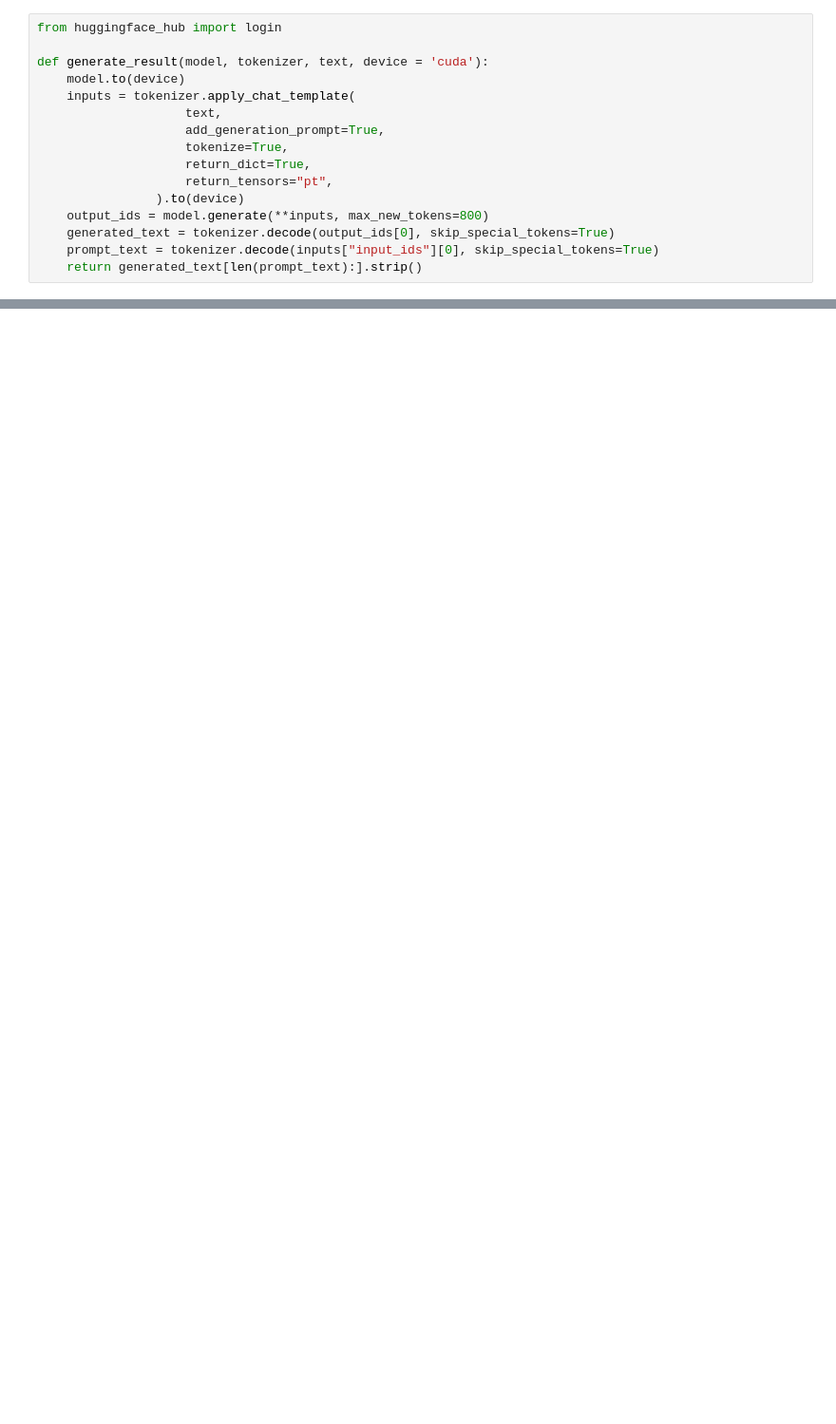
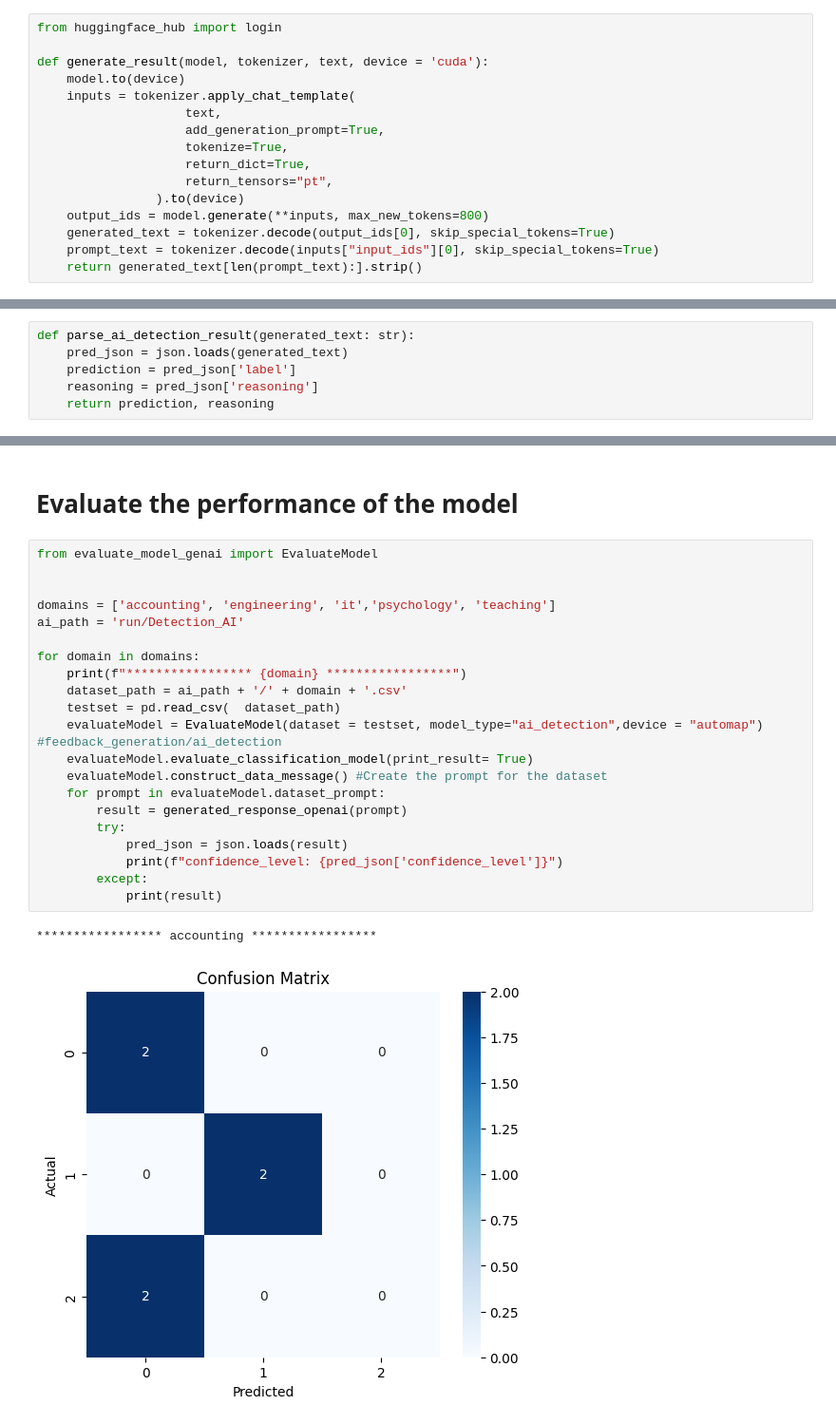
Before and after one commit to InnovAIte-Deakin/aaie-model-lab, a Jupyter notebook: Model and Prompt Selection/Prompting Techniques/Structure_Prompt/structure_prompt.ipynb, the cells around one changed output, grey strips where cells are left out. Shown at 95% size. Drawn from its saved outputs; the diff is of its cells as text; blank space fills up the shorter version.

Commit message:
Update the Structure Prompting with GPT4.1 and evaluation

```diff
--- a/Model and Prompt Selection/Prompting Techniques/Structure_Prompt/structure_prompt.ipynb
+++ b/Model and Prompt Selection/Prompting Techniques/Structure_Prompt/structure_prompt.ipynb
@@ -175,0 +117,6 @@ Evidence:
+# %%
+def parse_ai_detection_result(generated_text: str):
+    pred_json = json.loads(generated_text)
+    prediction = pred_json['label']
+    reasoning = pred_json['reasoning']
+    return prediction, reasoning
@@ -175,0 +264,26 @@ Evidence:
+# %% [markdown]
+# Evaluate the performance of the model
+# %%
+from evaluate_model_genai import EvaluateModel
+
+
+domains = ['accounting', 'engineering', 'it','psychology', 'teaching']
+ai_path = 'run/Detection_AI'
+
+for domain in domains:
+    print(f"***************** {domain} *****************")
+    dataset_path = ai_path + '/' + domain + '.csv'
+    testset = pd.read_csv(  dataset_path)
+    evaluateModel = EvaluateModel(dataset = testset, model_type="ai_detection",device = "automap") #feedback_generation/ai_detection
+    evaluateModel.evaluate_classification_model(print_result= True)
+    evaluateModel.construct_data_message() #Create the prompt for the dataset
+    for prompt in evaluateModel.dataset_prompt:
+        result = generated_response_openai(prompt)
+        try:
+            pred_json = json.loads(result)
+            print(f"confidence_level: {pred_json['confidence_level']}")
+        except:
+            print(result)
+# %% [output]
+***************** accounting *****************
+[figure, added]
```
Also changed, not shown: parts of 14 cells of this notebook, 3 other files.
